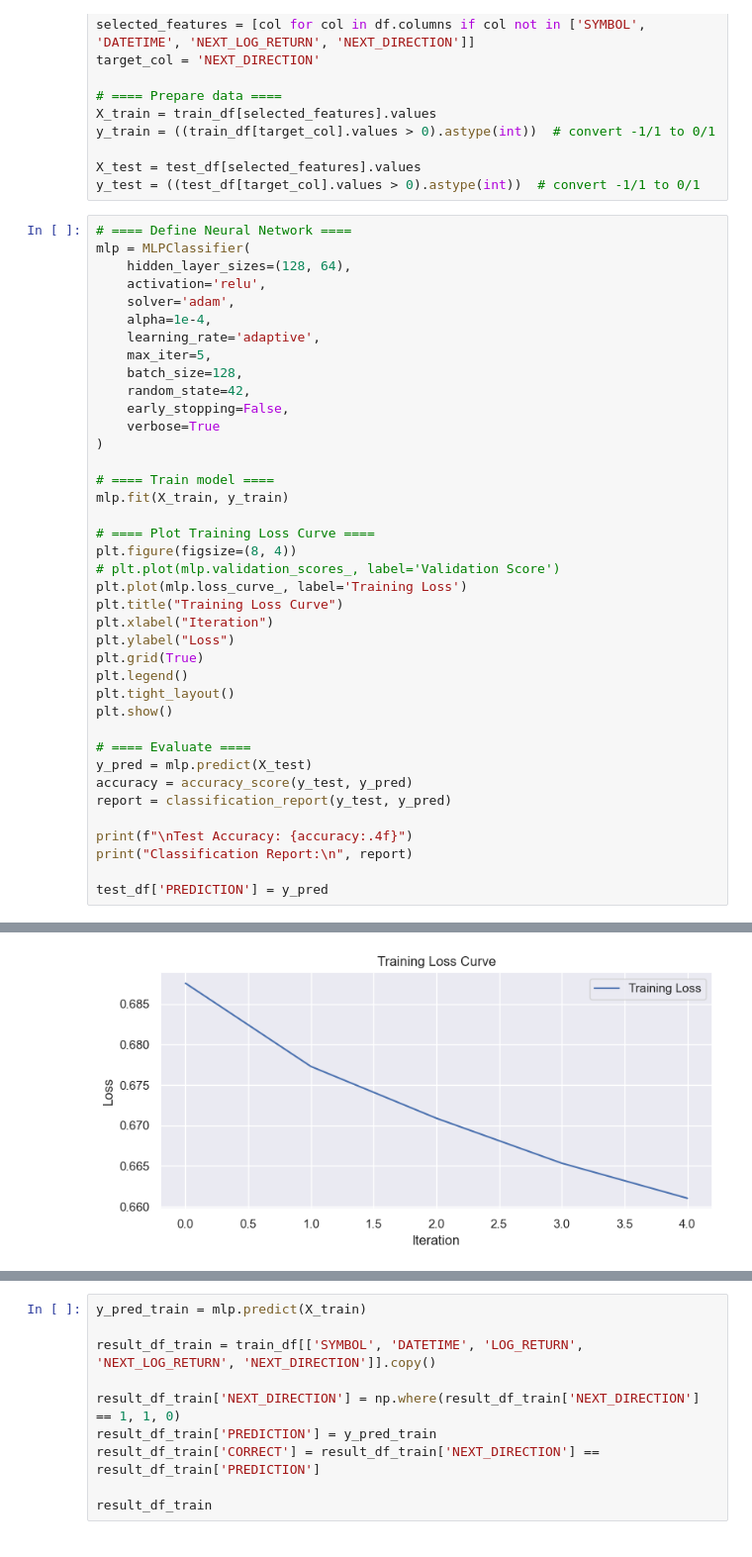
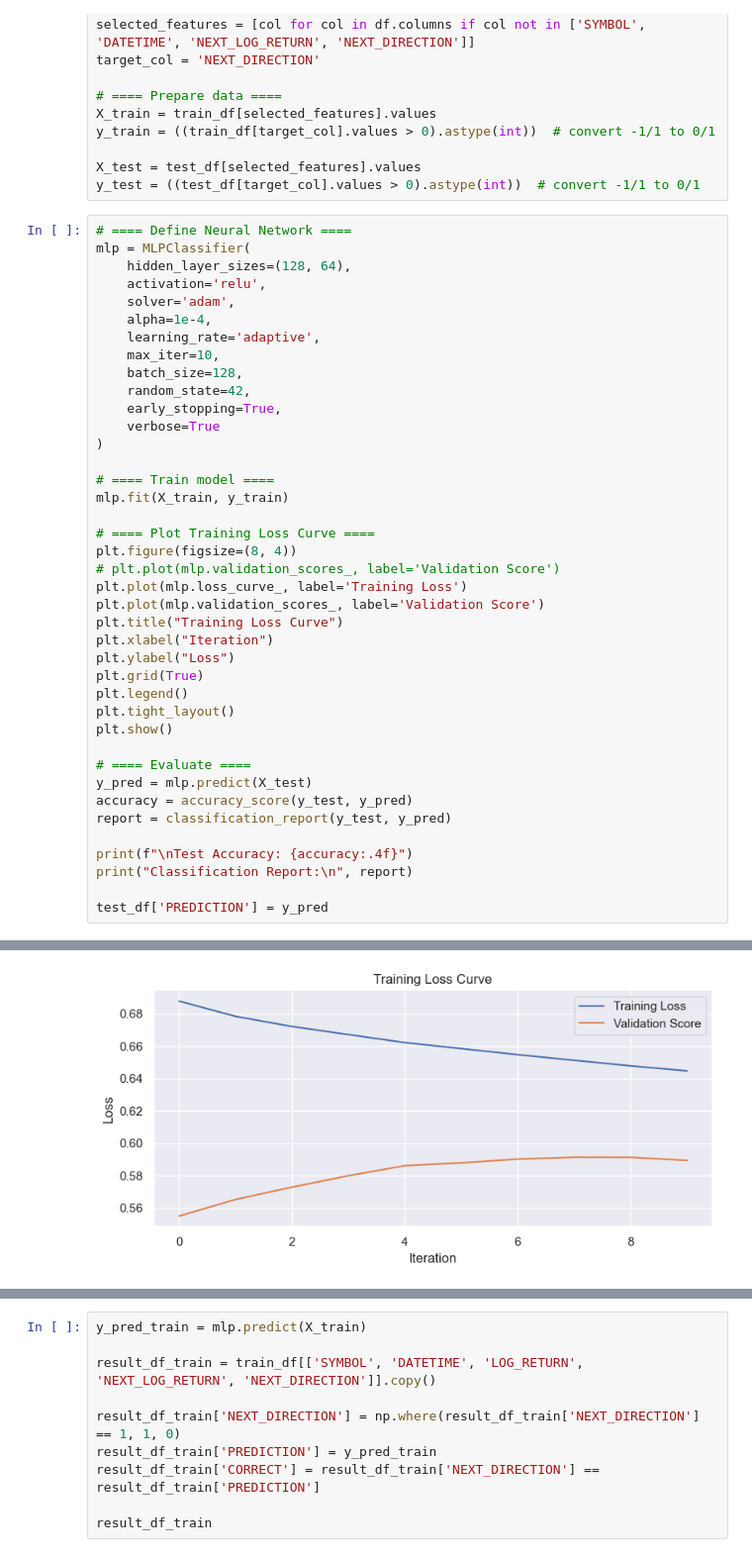
Before and after one commit to arthurdhonneur7/ML_finance_project, a Jupyter notebook: workspaces/arthur.ipynb, the cells around one changed output, grey strips where cells are left out. Shown: that part at 99% size. Drawn from its saved outputs; the diff is of its cells as text.

```diff
--- a/workspaces/arthur.ipynb
+++ b/workspaces/arthur.ipynb
@@ -163,10 +163,10 @@ mlp = MLPClassifier(
     solver='adam',
     alpha=1e-4,
     learning_rate='adaptive',
-    max_iter=5,
+    max_iter=10,
     batch_size=128,
     random_state=42,
-    early_stopping=False,
+    early_stopping=True,
     verbose=True
 )
 
@@ -177,6 +177,7 @@ mlp.fit(X_train, y_train)
 plt.figure(figsize=(8, 4))
 # plt.plot(mlp.validation_scores_, label='Validation Score')
 plt.plot(mlp.loss_curve_, label='Training Loss')
+plt.plot(mlp.validation_scores_, label='Validation Score')
 plt.title("Training Loss Curve")
 plt.xlabel("Iteration")
 plt.ylabel("Loss")
@@ -203 +219 @@ Iteration 5, loss = 0.66102255
-[figure, old version]
+[figure, new version]
```
Also changed, not shown: parts of 17 cells of this notebook.
